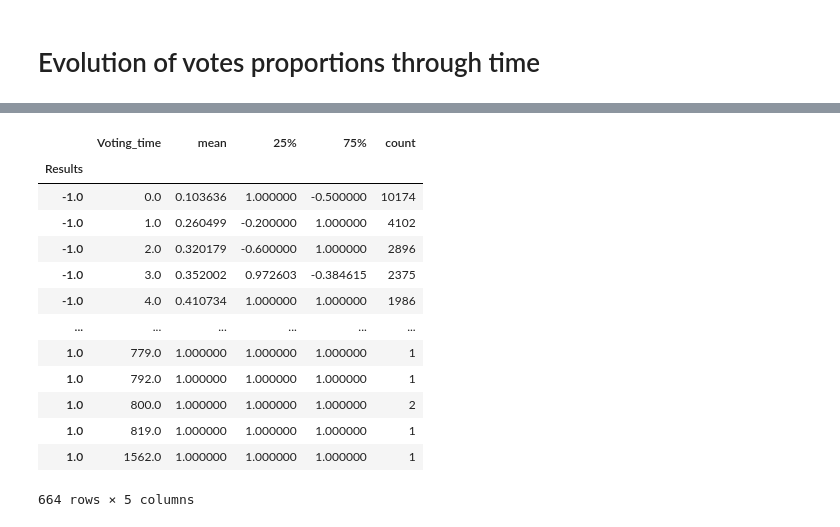
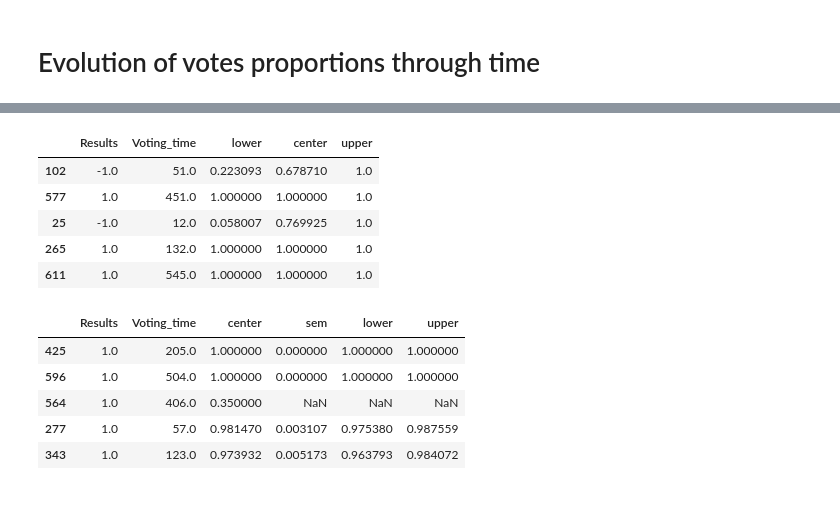
Before and after one commit to epfl-ada/ada-2023-project-abracadabra, a Jupyter notebook: time_series2.ipynb, the cells around one changed output, grey strips where cells are left out. Saved outputs shown, nothing was run; the diff lists cells and outputs as text; code cells hidden in the pictures; blank space fills up the shorter version.

Commit message:
add rolling average plot and other to the helpers, clean the notebook, quartile and CI evolution plots

```diff
--- a/time_series2.ipynb
+++ b/time_series2.ipynb
@@ -21,8 +21,2 @@ df_vote_evolution.sample(5)
 # %% [markdown]
 # Evolution of votes proportions through time
-# %%
-# Compute the progressive mean of the votes in each round (i.e. the mean of the votes at each time step)
-progressive_mean = df_vote_evolution.groupby(['Target', 'Round']).apply(lambda x: x.Vote.cumsum() / np.arange(1, len(x)+1)).rename('progressive_mean')
-# Replace the column Vote by the progressive mean
-df_vote_evolution = df_vote_evolution.join(progressive_mean.droplevel([0,1]))
-df_vote_evolution
@@ -43,5 +22,0 @@ df_vote_evolution
-# %%
-#Convert time in timedelta
-df_vote_evolution.Voting_time = pd.to_timedelta(df_vote_evolution.Voting_time, unit='h')
-df_vote_evolution.sort_values('Voting_time', inplace=True)
-df_vote_evolution
@@ -92,0 +23,3 @@ plt.show()
+# %%
+df_vote_evolution = get_progressive_mean(df_vote_evolution)
+df_vote_evolution.sample(5)
@@ -93,23 +33,32 @@ plt.show()
 # %%
-# Moving average of the progressive mean by filtering the data with a window of 1 hour
-rolling_avg2 = df_vote_evolution.groupby(['Results', pd.Grouper(key='Voting_time', freq='1h', origin='start')]).progressive_mean
+# Moving average of the progressive mean by filtering the data with a window of 1 hour and computation of the median, first and last quartile
+rolling_avg = df_vote_evolution.groupby(['Results', pd.Grouper(key='Voting_time', freq='1h', origin='start')]).progressive_mean
 
-# Compute the mean and first and last quartile of the progressive mean in each window
-rolling_avg2 = rolling_avg2.agg(['mean', 'first', 'last', 'count']).rename(columns={'mean': 'mean', 'first': '25%', 'last': '75%', 'count': 'count'}).reset_index(level='Voting_time')
-rolling_avg2.Voting_time = rolling_avg2.Voting_time.dt.total_seconds() / 3600
-rolling_avg2
+# Compute the median, first and last quartile
+quartiles = rolling_avg.quantile([0.25, 0.5, 0.75]).unstack(level=2)
+# Compute moving average of each column
+quartiles = rolling_average(quartiles)
+
+# Compute the mean and 95% confidence interval
+sem = rolling_avg.agg(['mean', stats.sem]).reset_index()
+sem['lower'] = sem['mean'] - 1.96 * sem['sem']
+sem['upper'] = sem['mean'] + 1.96 * sem['sem']
+sem.rename(columns={'mean': 'center'}, inplace=True)
+sem.Voting_time = time_to_float(sem.Voting_time)
+
+# Display the results
+display(quartiles.sample(5))
+display(sem.sample(5))
 # %% [output]
-|  | Voting_time | mean | 25% | 75% | count |
-| Results |  |  |  |  |  |
-| -1.0 | 0.0 | 0.103636 | 1.000000 | -0.500000 | 10174 |
-| -1.0 | 1.0 | 0.260499 | -0.200000 | 1.000000 | 4102 |
-| -1.0 | 2.0 | 0.320179 | -0.600000 | 1.000000 | 2896 |
-| -1.0 | 3.0 | 0.352002 | 0.972603 | -0.384615 | 2375 |
-| -1.0 | 4.0 | 0.410734 | 1.000000 | 1.000000 | 1986 |
-| ... | ... | ... | ... | ... | ... |
-| 1.0 | 779.0 | 1.000000 | 1.000000 | 1.000000 | 1 |
-| 1.0 | 792.0 | 1.000000 | 1.000000 | 1.000000 | 1 |
-| 1.0 | 800.0 | 1.000000 | 1.000000 | 1.000000 | 2 |
-| 1.0 | 819.0 | 1.000000 | 1.000000 | 1.000000 | 1 |
-| 1.0 | 1562.0 | 1.000000 | 1.000000 | 1.000000 | 1 |
+|  | Results | Voting_time | lower | center | upper |
+| 102 | -1.0 | 51.0 | 0.223093 | 0.678710 | 1.0 |
+| 577 | 1.0 | 451.0 | 1.000000 | 1.000000 | 1.0 |
+| 25 | -1.0 | 12.0 | 0.058007 | 0.769925 | 1.0 |
+| 265 | 1.0 | 132.0 | 1.000000 | 1.000000 | 1.0 |
+| 611 | 1.0 | 545.0 | 1.000000 | 1.000000 | 1.0 |
-664 rows × 5 columns
+|  | Results | Voting_time | center | sem | lower | upper |
+| 425 | 1.0 | 205.0 | 1.000000 | 0.000000 | 1.000000 | 1.000000 |
+| 596 | 1.0 | 504.0 | 1.000000 | 0.000000 | 1.000000 | 1.000000 |
+| 564 | 1.0 | 406.0 | 0.350000 | NaN | NaN | NaN |
+| 277 | 1.0 | 57.0 | 0.981470 | 0.003107 | 0.975380 | 0.987559 |
+| 343 | 1.0 | 123.0 | 0.973932 | 0.005173 | 0.963793 | 0.984072 |
```
Also changed, not shown: parts of 12 cells of this notebook, 1 other file.
